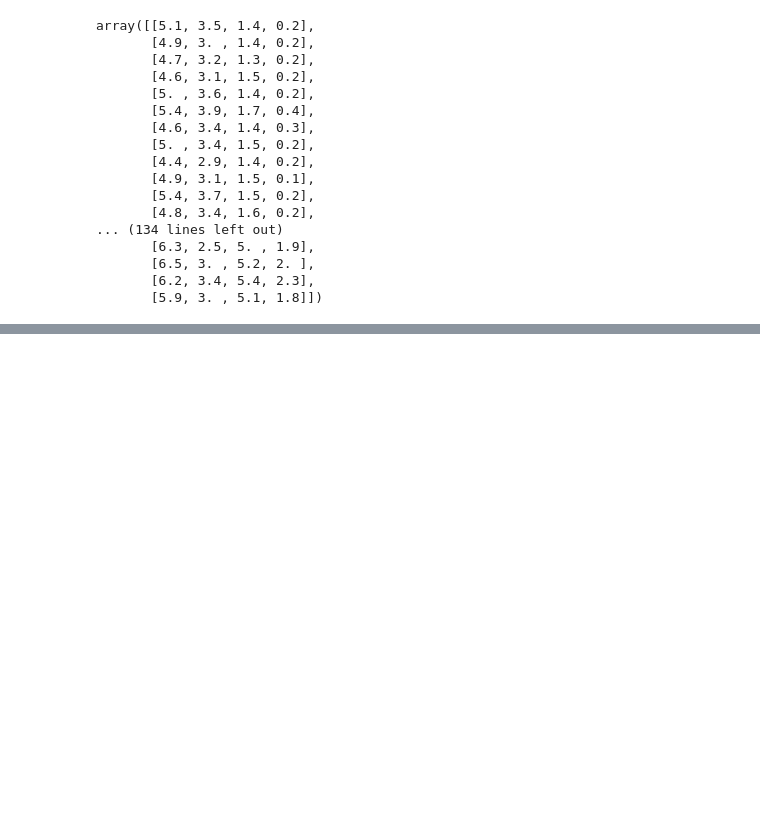
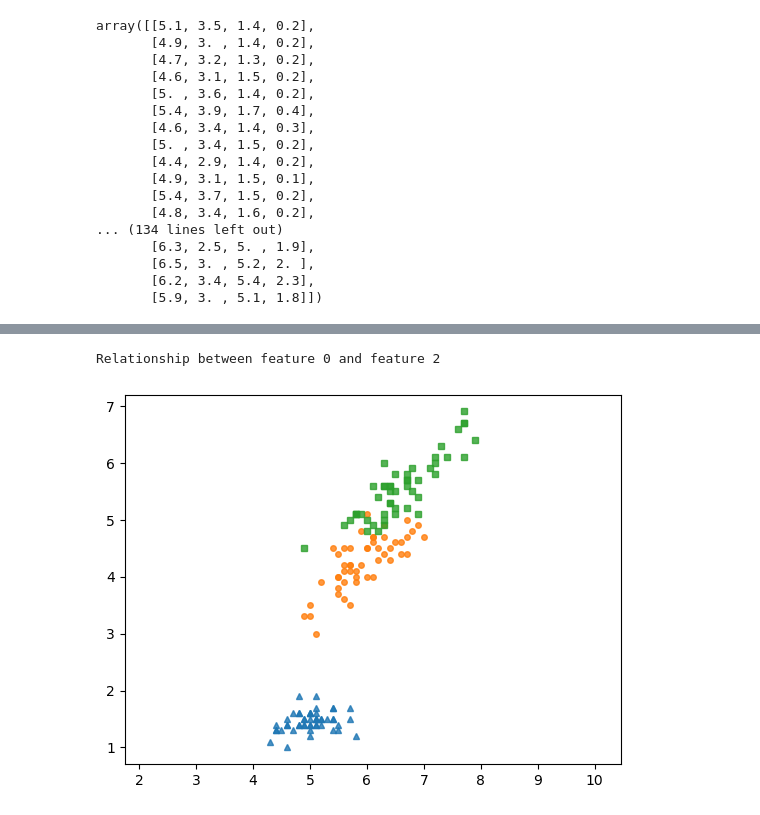
Before and after one commit to TaQuangKhoi/He-thong-thong-tin-thong-minh, a Jupyter notebook: 16-Jun-2023 - KNN - Iris.ipynb, the cells around one changed output, grey strips where cells are left out. Saved outputs shown, nothing was run; the diff lists cells and outputs as text; code cells hidden in the pictures; blank space fills up the shorter version.

```diff
--- a/16-Jun-2023 - KNN - Iris.ipynb
+++ b/16-Jun-2023 - KNN - Iris.ipynb
@@ -49,0 +159,7 @@ array([[5.1, 3.5, 1.4, 0.2],
+# %%
+print("Relationship between feature 0 and feature 2")
+features_0_2 = iris_features[:, [0, 2]]
+classes_display(features_0_2, iris_target)
+# %% [output]
+Relationship between feature 0 and feature 2
+[figure, added]
```
Also changed, not shown: parts of 13 cells of this notebook.
